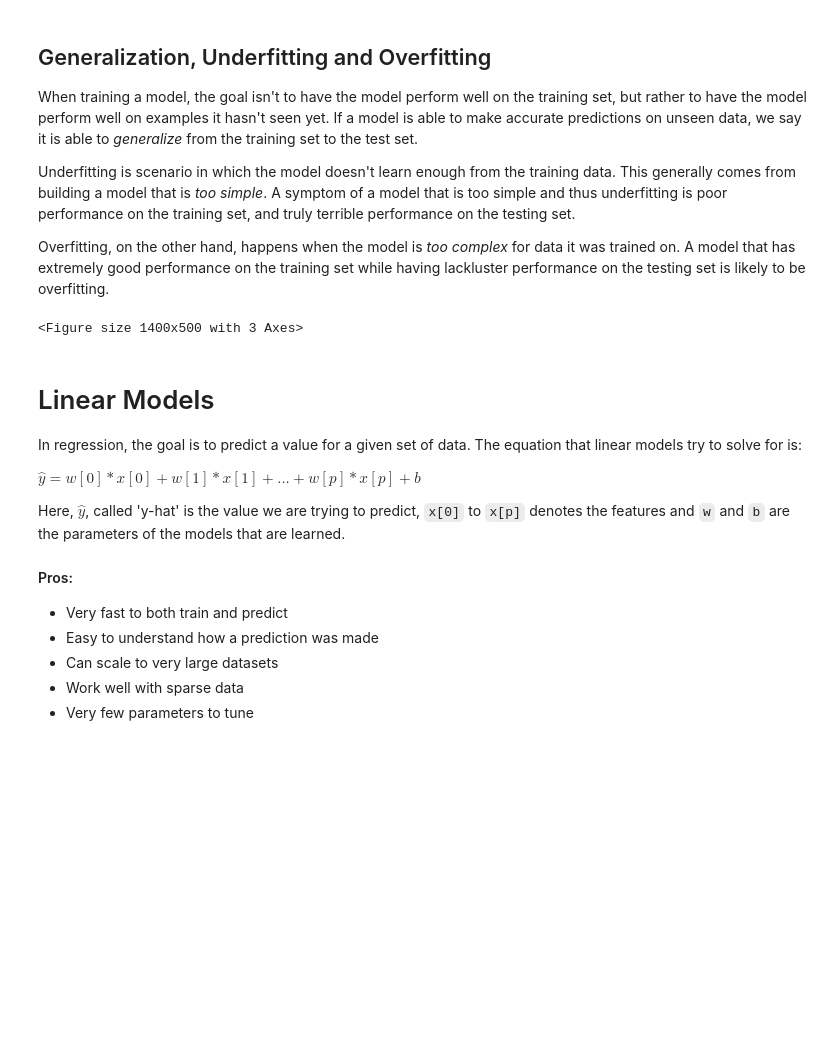
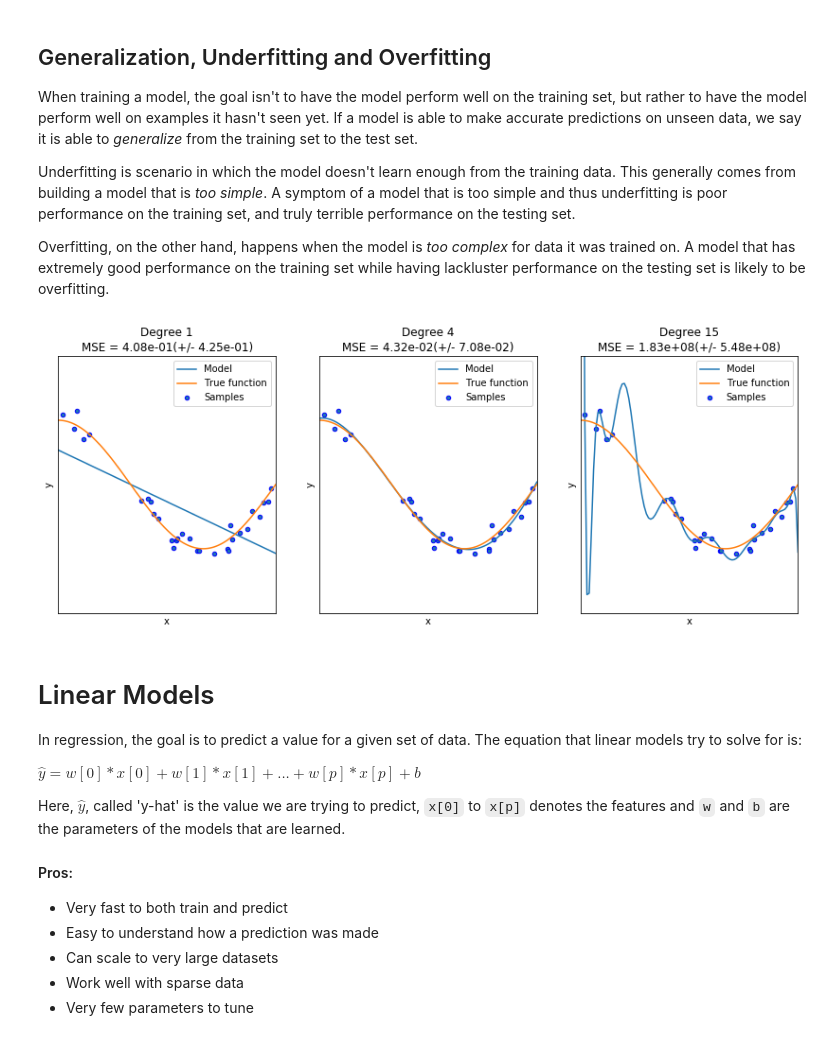
Before and after one commit to PyDataFortWayne/MachineLearningRegression, a Jupyter notebook: Machine Learning - Regression.ipynb, the cells around one changed output. Drawn from its saved outputs; the diff is of its cells as text; code cells hidden in the pictures; blank space fills up the shorter version.

```diff
--- a/Machine Learning - Regression.ipynb
+++ b/Machine Learning - Regression.ipynb
@@ -116,42 +131,42 @@ def true_fun(X):
 
 np.random.seed(0)
 
 n_samples = 30
 degrees = [1, 4, 15]
 
-X = np.sort(np.random.rand(n_samples))
-y = true_fun(X) + np.random.randn(n_samples) * 0.1
+X_graph = np.sort(np.random.rand(n_samples))
+y_graph = true_fun(X_graph) + np.random.randn(n_samples) * 0.1
 
 plt.figure(figsize=(14, 5))
 for i in range(len(degrees)):
     ax = plt.subplot(1, len(degrees), i + 1)
     plt.setp(ax, xticks=(), yticks=())
 
     polynomial_features = PolynomialFeatures(degree=degrees[i],
                                              include_bias=False)
     linear_regression = LinearRegression()
     pipeline = Pipeline([("polynomial_features", polynomial_features),
                          ("linear_regression", linear_regression)])
-    pipeline.fit(X[:, np.newaxis], y)
+    pipeline.fit(X_graph[:, np.newaxis], y)
 
     # Evaluate the models using crossvalidation
-    scores = cross_val_score(pipeline, X[:, np.newaxis], y,
+    scores = cross_val_score(pipeline, X_graph[:, np.newaxis], y_graph,
                              scoring="neg_mean_squared_error", cv=10)
 
-    X_test = np.linspace(0, 1, 100)
-    plt.plot(X_test, pipeline.predict(X_test[:, np.newaxis]), label="Model")
-    plt.plot(X_test, true_fun(X_test), label="True function")
-    plt.scatter(X, y, edgecolor='b', s=20, label="Samples")
+    X_test_graph = np.linspace(0, 1, 100)
+    plt.plot(X_test_graph, pipeline.predict(X_test_graph[:, np.newaxis]), label="Model")
+    plt.plot(X_test_graph, true_fun(X_test_graph), label="True function")
+    plt.scatter(X_graph, y_graph, edgecolor='b', s=20, label="Samples")
     plt.xlabel("x")
     plt.ylabel("y")
     plt.xlim((0, 1))
     plt.ylim((-2, 2))
     plt.legend(loc="best")
     plt.title("Degree {}\nMSE = {:.2e}(+/- {:.2e})".format(
         degrees[i], -scores.mean(), scores.std()))
 plt.show()
 # %% [output]
-<Figure size 1400x500 with 3 Axes>
+[figure, added]
 # %% [markdown]
 # Linear Models <a class="anchor" id="linearmodels"/>
 In regression, the goal is to predict a value for a given set of data. The equation that linear models try to solve for is:
```
Also changed, not shown: parts of 32 cells of this notebook.
